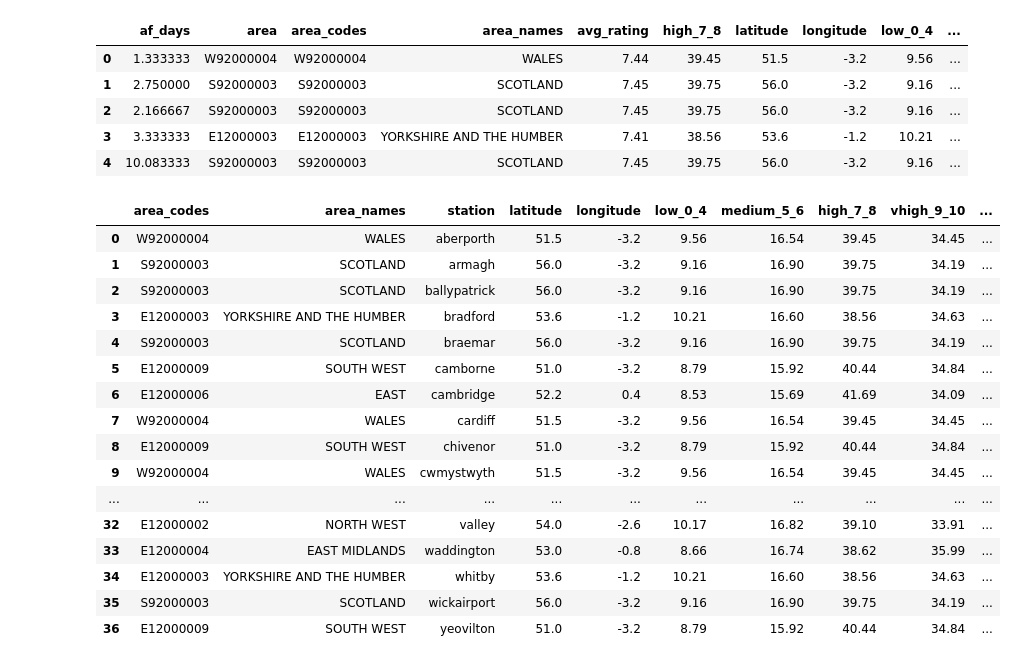
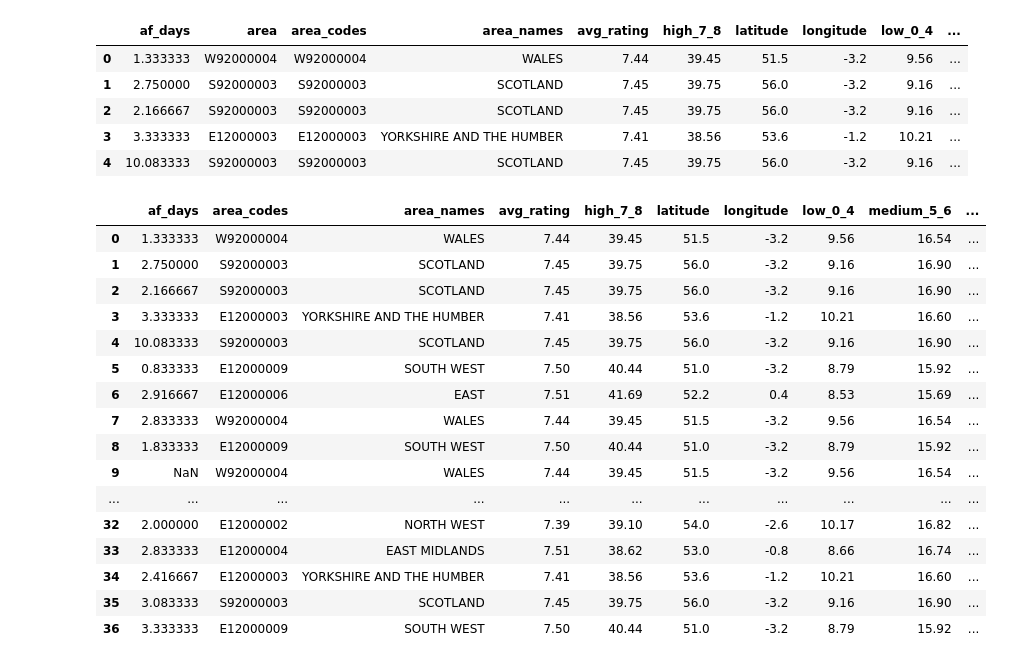
Before and after one commit to mukeswebrian/Analysing-the-impact-of-weather-on-self-reported-happiness, a Jupyter notebook: join_happiness_and_weather_data.ipynb, the cells around one changed output. Saved outputs shown, nothing was run; the diff lists cells and outputs as text; code cells hidden in the pictures.

```diff
--- a/join_happiness_and_weather_data.ipynb
+++ b/join_happiness_and_weather_data.ipynb
@@ -316,7 +316,7 @@ def aggregation_to_dataframe(query, database):
     '''
 
     # config database
-    client = MongoClient(host="midgard09", port=27017)
+    client = MongoClient(host="localhost", port=27017)
     weather_data = client.pitds_weather_data[database]
 
     entries = []
@@ -356,25 +356,22 @@ joined.head()
 # %%
 # Drop repeated column that was used for joining
 joined.drop(columns=["area"], inplace=True)
-cols = ["area_codes", "area_names","station", "latitude", "longitude",
-       "low_0_4","medium_5_6", "high_7_8","vhigh_9_10", "avg_rating",
-       "af_days", "rain_mm", "sun_hours" , "tmax_degC","tmin_degC"]
-joined[cols]
+joined
 # %% [output]
-|  | area_codes | area_names | station | latitude | longitude | low_0_4 | medium_5_6 | high_7_8 | vhigh_9_10 | ... |
-| 0 | W92000004 | WALES | aberporth | 51.5 | -3.2 | 9.56 | 16.54 | 39.45 | 34.45 | ... |
-| 1 | S92000003 | SCOTLAND | armagh | 56.0 | -3.2 | 9.16 | 16.90 | 39.75 | 34.19 | ... |
-| 2 | S92000003 | SCOTLAND | ballypatrick | 56.0 | -3.2 | 9.16 | 16.90 | 39.75 | 34.19 | ... |
-| 3 | E12000003 | YORKSHIRE AND THE HUMBER | bradford | 53.6 | -1.2 | 10.21 | 16.60 | 38.56 | 34.63 | ... |
-| 4 | S92000003 | SCOTLAND | braemar | 56.0 | -3.2 | 9.16 | 16.90 | 39.75 | 34.19 | ... |
-| 5 | E12000009 | SOUTH WEST | camborne | 51.0 | -3.2 | 8.79 | 15.92 | 40.44 | 34.84 | ... |
-| 6 | E12000006 | EAST | cambridge | 52.2 | 0.4 | 8.53 | 15.69 | 41.69 | 34.09 | ... |
-| 7 | W92000004 | WALES | cardiff | 51.5 | -3.2 | 9.56 | 16.54 | 39.45 | 34.45 | ... |
-| 8 | E12000009 | SOUTH WEST | chivenor | 51.0 | -3.2 | 8.79 | 15.92 | 40.44 | 34.84 | ... |
-| 9 | W92000004 | WALES | cwmystwyth | 51.5 | -3.2 | 9.56 | 16.54 | 39.45 | 34.45 | ... |
+|  | af_days | area_codes | area_names | avg_rating | high_7_8 | latitude | longitude | low_0_4 | medium_5_6 | ... |
+| 0 | 1.333333 | W92000004 | WALES | 7.44 | 39.45 | 51.5 | -3.2 | 9.56 | 16.54 | ... |
+| 1 | 2.750000 | S92000003 | SCOTLAND | 7.45 | 39.75 | 56.0 | -3.2 | 9.16 | 16.90 | ... |
+| 2 | 2.166667 | S92000003 | SCOTLAND | 7.45 | 39.75 | 56.0 | -3.2 | 9.16 | 16.90 | ... |
+| 3 | 3.333333 | E12000003 | YORKSHIRE AND THE HUMBER | 7.41 | 38.56 | 53.6 | -1.2 | 10.21 | 16.60 | ... |
+| 4 | 10.083333 | S92000003 | SCOTLAND | 7.45 | 39.75 | 56.0 | -3.2 | 9.16 | 16.90 | ... |
+| 5 | 0.833333 | E12000009 | SOUTH WEST | 7.50 | 40.44 | 51.0 | -3.2 | 8.79 | 15.92 | ... |
+| 6 | 2.916667 | E12000006 | EAST | 7.51 | 41.69 | 52.2 | 0.4 | 8.53 | 15.69 | ... |
+| 7 | 2.833333 | W92000004 | WALES | 7.44 | 39.45 | 51.5 | -3.2 | 9.56 | 16.54 | ... |
+| 8 | 1.833333 | E12000009 | SOUTH WEST | 7.50 | 40.44 | 51.0 | -3.2 | 8.79 | 15.92 | ... |
+| 9 | NaN | W92000004 | WALES | 7.44 | 39.45 | 51.5 | -3.2 | 9.56 | 16.54 | ... |
 | ... | ... | ... | ... | ... | ... | ... | ... | ... | ... | ... |
-| 32 | E12000002 | NORTH WEST | valley | 54.0 | -2.6 | 10.17 | 16.82 | 39.10 | 33.91 | ... |
-| 33 | E12000004 | EAST MIDLANDS | waddington | 53.0 | -0.8 | 8.66 | 16.74 | 38.62 | 35.99 | ... |
-| 34 | E12000003 | YORKSHIRE AND THE HUMBER | whitby | 53.6 | -1.2 | 10.21 | 16.60 | 38.56 | 34.63 | ... |
-| 35 | S92000003 | SCOTLAND | wickairport | 56.0 | -3.2 | 9.16 | 16.90 | 39.75 | 34.19 | ... |
-| 36 | E12000009 | SOUTH WEST | yeovilton | 51.0 | -3.2 | 8.79 | 15.92 | 40.44 | 34.84 | ... |
+| 32 | 2.000000 | E12000002 | NORTH WEST | 7.39 | 39.10 | 54.0 | -2.6 | 10.17 | 16.82 | ... |
+| 33 | 2.833333 | E12000004 | EAST MIDLANDS | 7.51 | 38.62 | 53.0 | -0.8 | 8.66 | 16.74 | ... |
+| 34 | 2.416667 | E12000003 | YORKSHIRE AND THE HUMBER | 7.41 | 38.56 | 53.6 | -1.2 | 10.21 | 16.60 | ... |
+| 35 | 3.083333 | S92000003 | SCOTLAND | 7.45 | 39.75 | 56.0 | -3.2 | 9.16 | 16.90 | ... |
+| 36 | 3.333333 | E12000009 | SOUTH WEST | 7.50 | 40.44 | 51.0 | -3.2 | 8.79 | 15.92 | ... |
```
Also changed, not shown: parts of 13 cells of this notebook, 14 other files.
